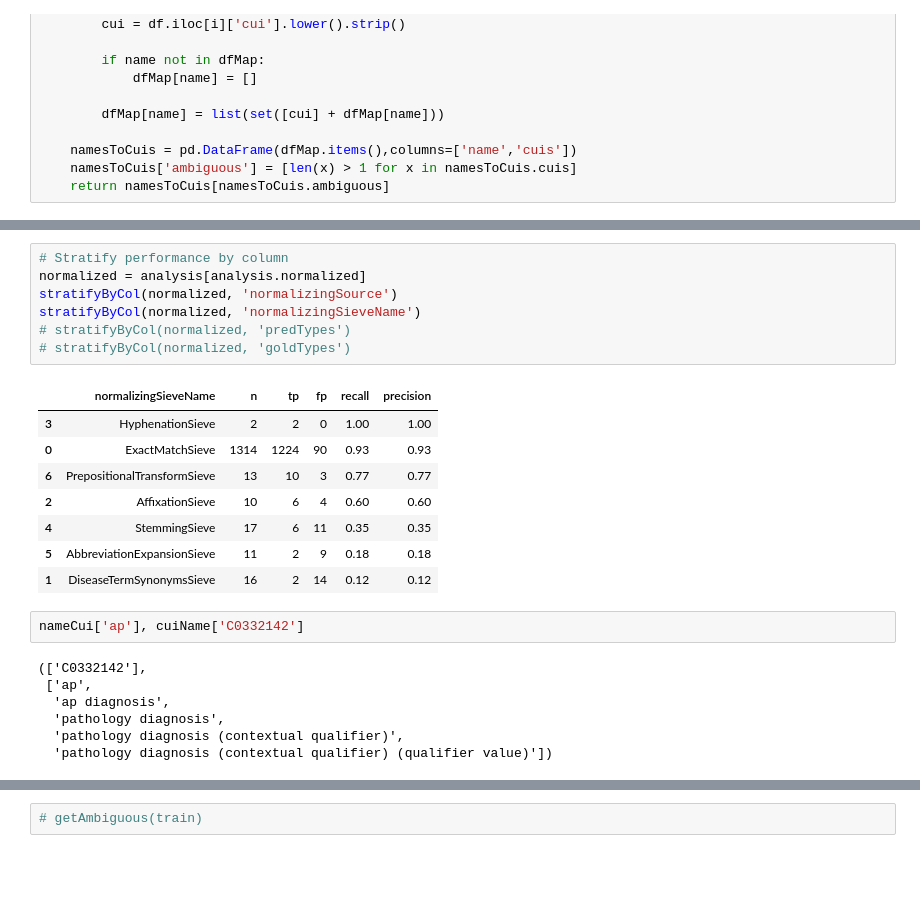
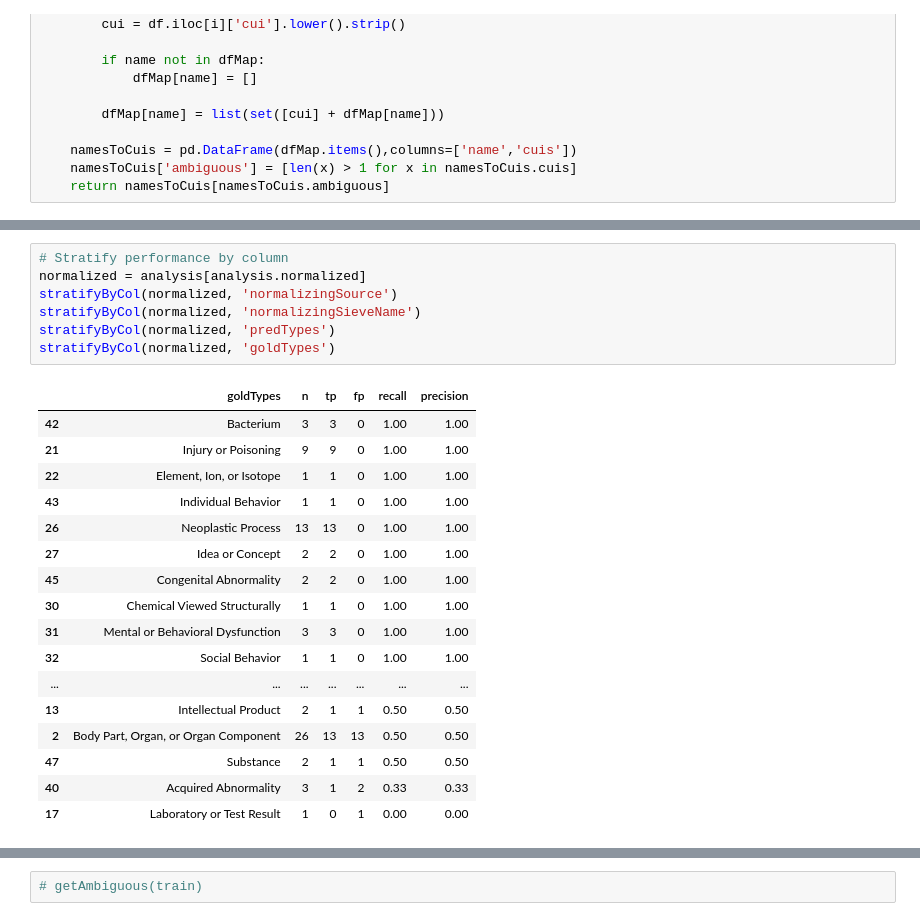
Before and after one commit to etfrenchvcu/disorder-normalizer, a Jupyter notebook: scripts/evaluate.ipynb, the cells around one changed output, grey strips where cells are left out. Cells and saved outputs as stored; diff of their text form; blank space fills up the shorter version.

```diff
--- a/scripts/evaluate.ipynb
+++ b/scripts/evaluate.ipynb
@@ -136,25 +136,25 @@ Wall time: 9.55 s
 # %%
 # Stratify performance by column
 normalized = analysis[analysis.normalized]
 stratifyByCol(normalized, 'normalizingSource')
 stratifyByCol(normalized, 'normalizingSieveName')
-# stratifyByCol(normalized, 'predTypes')
-# stratifyByCol(normalized, 'goldTypes')
+stratifyByCol(normalized, 'predTypes')
+stratifyByCol(normalized, 'goldTypes')
 # %% [output]
-|  | normalizingSieveName | n | tp | fp | recall | precision |
-| 3 | HyphenationSieve | 2 | 2 | 0 | 1.00 | 1.00 |
-| 0 | ExactMatchSieve | 1314 | 1224 | 90 | 0.93 | 0.93 |
-| 6 | PrepositionalTransformSieve | 13 | 10 | 3 | 0.77 | 0.77 |
-| 2 | AffixationSieve | 10 | 6 | 4 | 0.60 | 0.60 |
-| 4 | StemmingSieve | 17 | 6 | 11 | 0.35 | 0.35 |
-| 5 | AbbreviationExpansionSieve | 11 | 2 | 9 | 0.18 | 0.18 |
-| 1 | DiseaseTermSynonymsSieve | 16 | 2 | 14 | 0.12 | 0.12 |
+|  | goldTypes | n | tp | fp | recall | precision |
+| 42 | Bacterium | 3 | 3 | 0 | 1.00 | 1.00 |
+| 21 | Injury or Poisoning | 9 | 9 | 0 | 1.00 | 1.00 |
+| 22 | Element, Ion, or Isotope | 1 | 1 | 0 | 1.00 | 1.00 |
+| 43 | Individual Behavior | 1 | 1 | 0 | 1.00 | 1.00 |
+| 26 | Neoplastic Process | 13 | 13 | 0 | 1.00 | 1.00 |
+| 27 | Idea or Concept | 2 | 2 | 0 | 1.00 | 1.00 |
+| 45 | Congenital Abnormality | 2 | 2 | 0 | 1.00 | 1.00 |
+| 30 | Chemical Viewed Structurally | 1 | 1 | 0 | 1.00 | 1.00 |
+| 31 | Mental or Behavioral Dysfunction | 3 | 3 | 0 | 1.00 | 1.00 |
+| 32 | Social Behavior | 1 | 1 | 0 | 1.00 | 1.00 |
+| ... | ... | ... | ... | ... | ... | ... |
+| 13 | Intellectual Product | 2 | 1 | 1 | 0.50 | 0.50 |
+| 2 | Body Part, Organ, or Organ Component | 26 | 13 | 13 | 0.50 | 0.50 |
+| 47 | Substance | 2 | 1 | 1 | 0.50 | 0.50 |
+| 40 | Acquired Abnormality | 3 | 1 | 2 | 0.33 | 0.33 |
+| 17 | Laboratory or Test Result | 1 | 0 | 1 | 0.00 | 0.00 |
-# %%
-nameCui['ap'], cuiName['C0332142']
-# %% [output]
-(['C0332142'],
- ['ap',
-  'ap diagnosis',
-  'pathology diagnosis',
-  'pathology diagnosis (contextual qualifier)',
-  'pathology diagnosis (contextual qualifier) (qualifier value)'])
```
Also changed, not shown: parts of 7 cells of this notebook, 4 other files.
